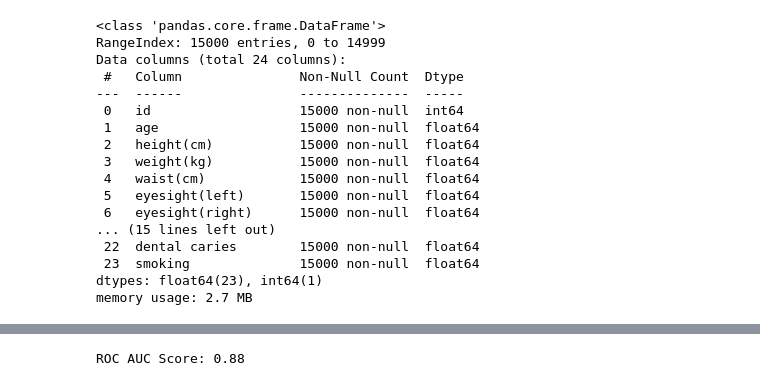
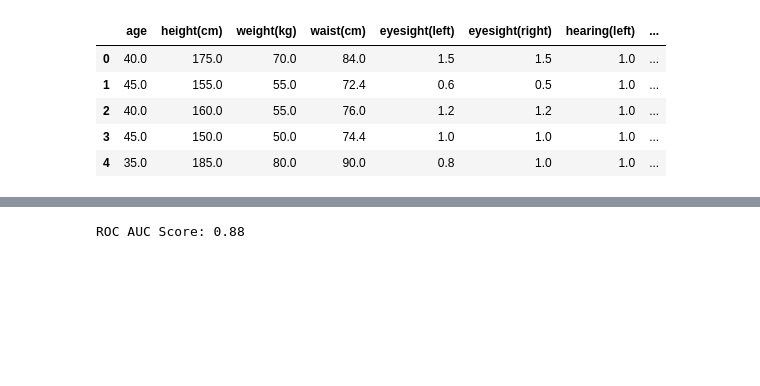
Before and after one commit to Nigoraa1/Smoking_Predictive_Analysis, a Jupyter notebook: main.ipynb, the cells around one changed output, grey strips where cells are left out. Cells and saved outputs as stored; diff of their text form; code cells hidden in the pictures; blank space fills up the shorter version.

```diff
--- a/main.ipynb
+++ b/main.ipynb
@@ -16,27 +16,17 @@ from sklearn.metrics import roc_auc_score, roc_curve
 # %%
 df_train = pd.read_csv('train.csv')
 df_test = pd.read_csv('test.csv')
 submission = pd.read_csv('sample_submission.csv')
+
+df_test = df_test.drop(columns=['id'])
+df_test.head()
+# %% [output]
+|  | age | height(cm) | weight(kg) | waist(cm) | eyesight(left) | eyesight(right) | hearing(left) | ... |
+| 0 | 40.0 | 175.0 | 70.0 | 84.0 | 1.5 | 1.5 | 1.0 | ... |
+| 1 | 45.0 | 155.0 | 55.0 | 72.4 | 0.6 | 0.5 | 1.0 | ... |
+| 2 | 40.0 | 160.0 | 55.0 | 76.0 | 1.2 | 1.2 | 1.0 | ... |
+| 3 | 45.0 | 150.0 | 50.0 | 74.4 | 1.0 | 1.0 | 1.0 | ... |
+| 4 | 35.0 | 185.0 | 80.0 | 90.0 | 0.8 | 1.0 | 1.0 | ... |
-# %%
-df_train.info()
-# %% [output]
-<class 'pandas.core.frame.DataFrame'>
-RangeIndex: 15000 entries, 0 to 14999
-Data columns (total 24 columns):
- #   Column               Non-Null Count  Dtype
----  ------               --------------  -----
- 0   id                   15000 non-null  int64
- 1   age                  15000 non-null  float64
- 2   height(cm)           15000 non-null  float64
- 3   weight(kg)           15000 non-null  float64
- 4   waist(cm)            15000 non-null  float64
- 5   eyesight(left)       15000 non-null  float64
- 6   eyesight(right)      15000 non-null  float64
-... (15 lines left out)
- 22  dental caries        15000 non-null  float64
- 23  smoking              15000 non-null  float64
-dtypes: float64(23), int64(1)
-memory usage: 2.7 MB
 # %%
 df_train.head()
 # %% [output]
```
Also changed, not shown: parts of 9 cells of this notebook, 1 other file.
